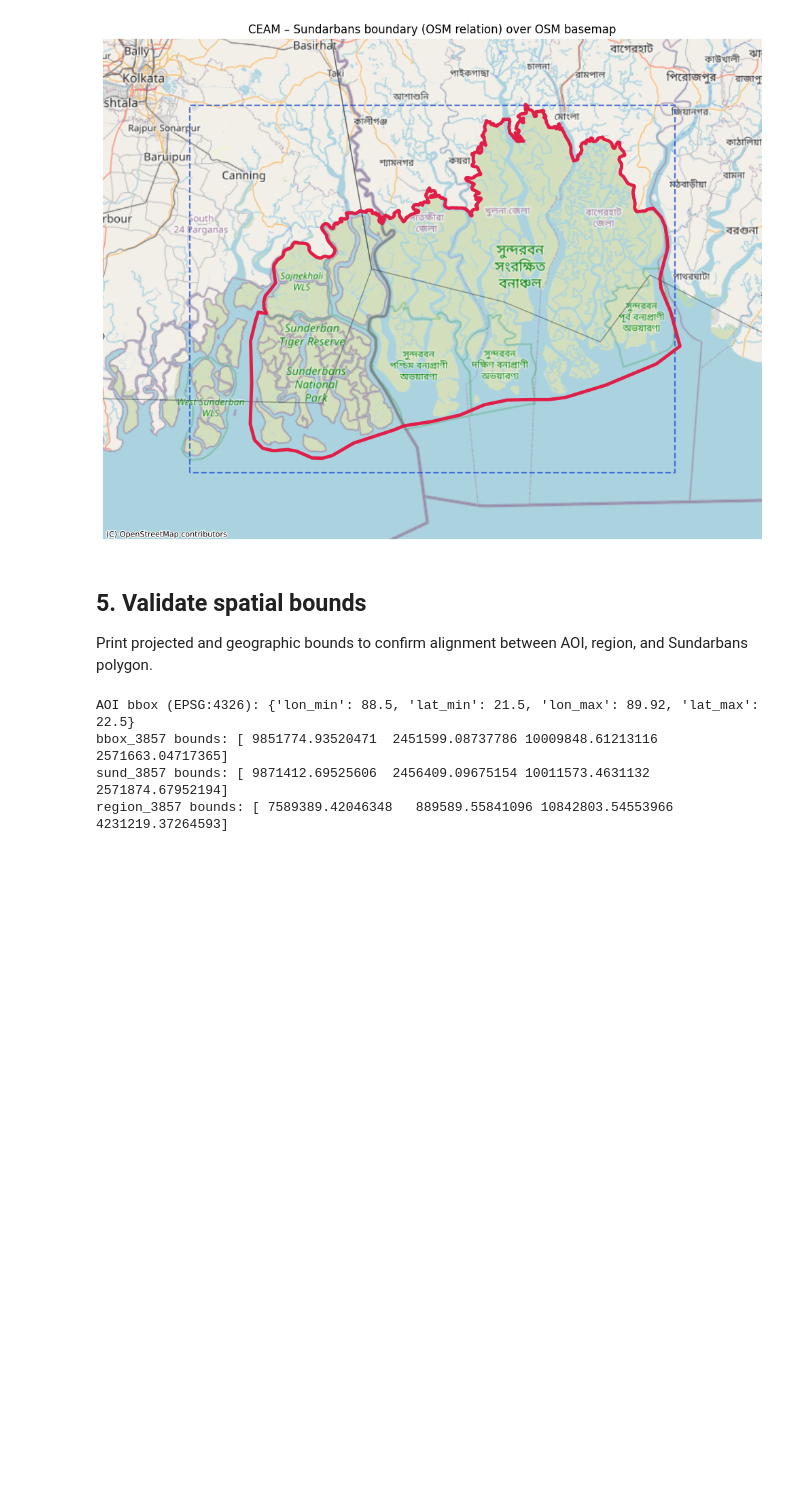
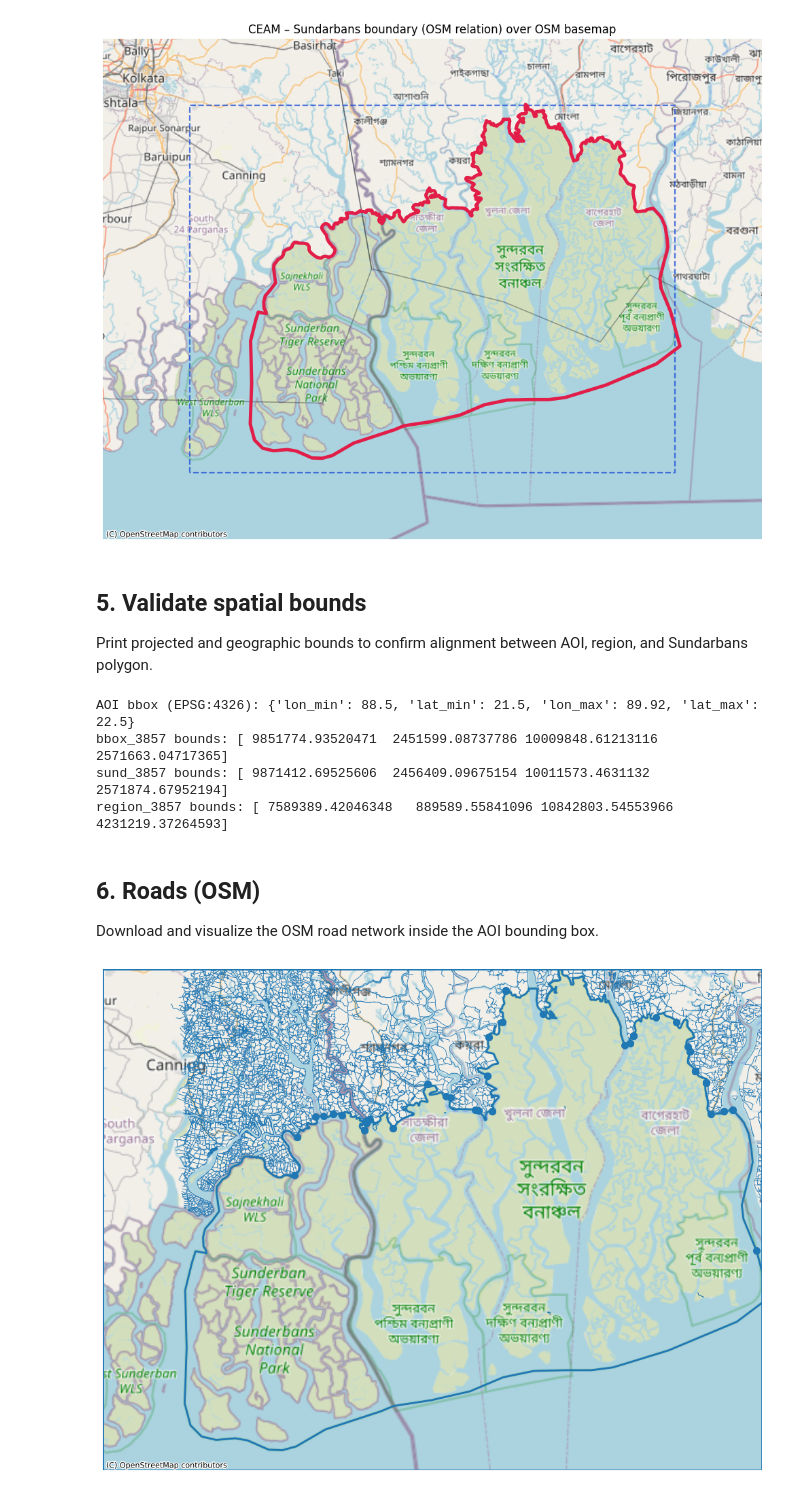
Before and after one commit to suvoganguli/ceam, a Jupyter notebook: prelim_analysis/02_osm_sundarbans.ipynb, the cells around one changed output. Drawn from its saved outputs; the diff is of its cells as text; code cells hidden in the pictures; blank space fills up the shorter version.

Commit message:
added osm roads

```diff
--- a/prelim_analysis/02_osm_sundarbans.ipynb
+++ b/prelim_analysis/02_osm_sundarbans.ipynb
@@ -151,3 +151,55 @@ AOI bbox (EPSG:4326): {'lon_min': 88.5, 'lat_min': 21.5, 'lon_max': 89.92, 'lat_
 bbox_3857 bounds: [ 9851774.93520471  2451599.08737786 10009848.61213116  2571663.04717365]
 sund_3857 bounds: [ 9871412.69525606  2456409.09675154 10011573.4631132   2571874.67952194]
 region_3857 bounds: [ 7589389.42046348   889589.55841096 10842803.54553966  4231219.37264593]
+# %% [markdown]
+## 6. Roads (OSM)
+
+Download and visualize the OSM road network inside the AOI bounding box.
+# %%
+from shapely.geometry import box
+
+# Get bounding box of Sundarbans polygon
+minx, miny, maxx, maxy = sund.total_bounds
+simple_poly = box(minx, miny, maxx, maxy)
+
+tags = {"highway": True}  # get all roads first
+
+roads = ox.features_from_polygon(simple_poly, tags)
+roads = roads[roads.geometry.type.isin(["LineString", "MultiLineString"])]
+# %%
+import contextily as cx
+import matplotlib.pyplot as plt
+
+# Project for basemap
+roads_3857 = roads.to_crs(epsg=3857)
+sund_3857 = sund.to_crs(epsg=3857)
+bbox_3857 = bbox_gdf.to_crs(epsg=3857)  # if you already have bbox_gdf in 02
+
+fig, ax = plt.subplots(figsize=(10, 10))
+
+# Plot roads first (this sets the extent)
+roads_3857.plot(ax=ax, linewidth=0.6)
+
+# Add basemap (now it knows proper extent)
+cx.add_basemap(ax, source=cx.providers.OpenStreetMap.Mapnik)
+
+# Overlay boundaries
+sund_3857.boundary.plot(ax=ax, linewidth=2)
+bbox_3857.boundary.plot(ax=ax, linewidth=2)
+
+minx, miny, maxx, maxy = bbox_3857.total_bounds
+ax.set_xlim(minx, maxx)
+ax.set_ylim(miny, maxy)
+
+ax.set_axis_off()
+plt.tight_layout()
+plt.savefig("../outputs/figures/ceam_osm_roads.png", dpi=300, bbox_inches="tight")
+plt.show()
+
+# Save directory (adjust if you already have osm_dir in PATHS)
+osm_dir = PATHS["outputs_osm"]
+osm_dir.mkdir(parents=True, exist_ok=True)
+
+roads_3857.to_file(osm_dir / "roads_3857.geojson", driver="GeoJSON")
+# %% [output]
+[figure, added]
```
Also changed, not shown: 2 other files.
